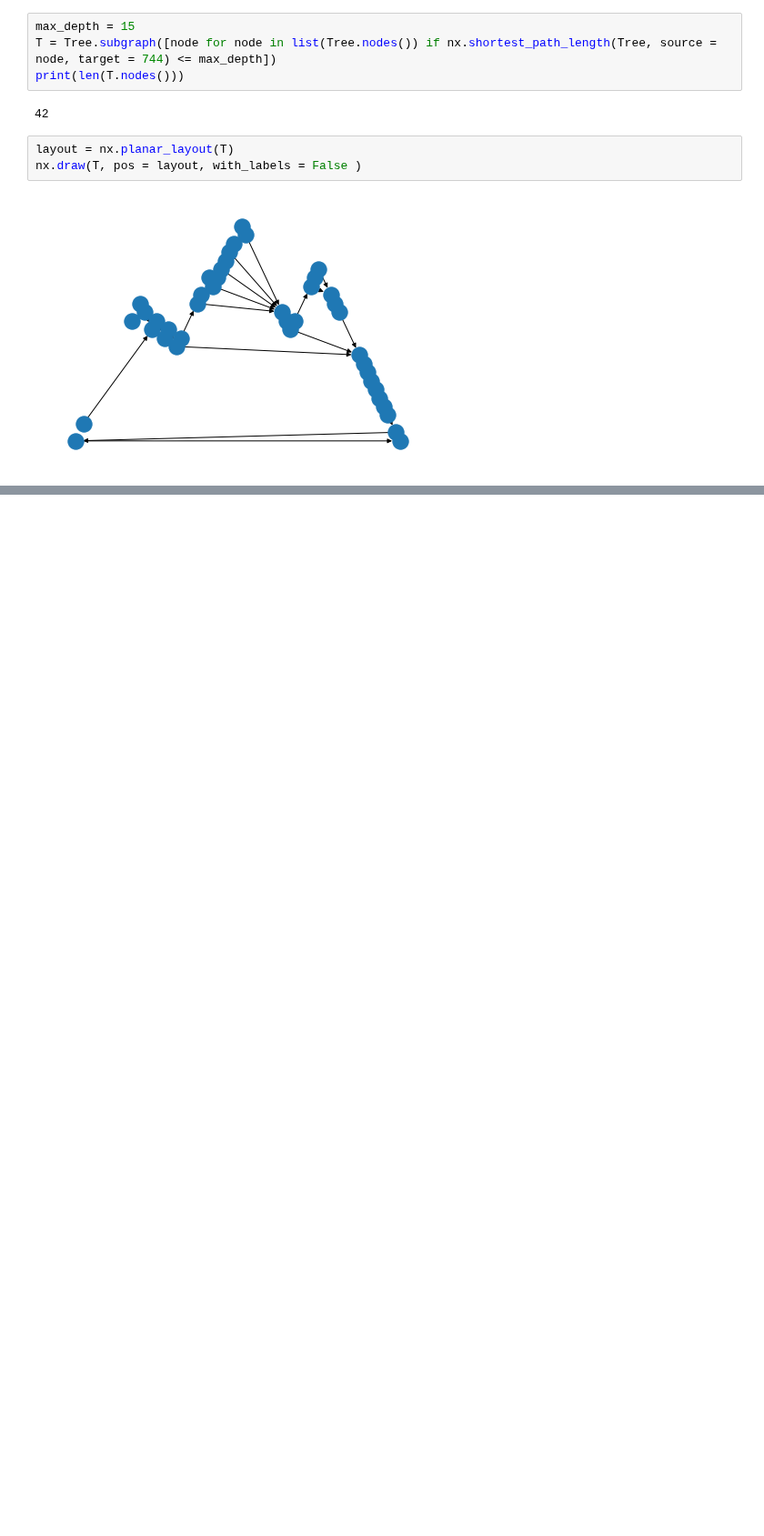
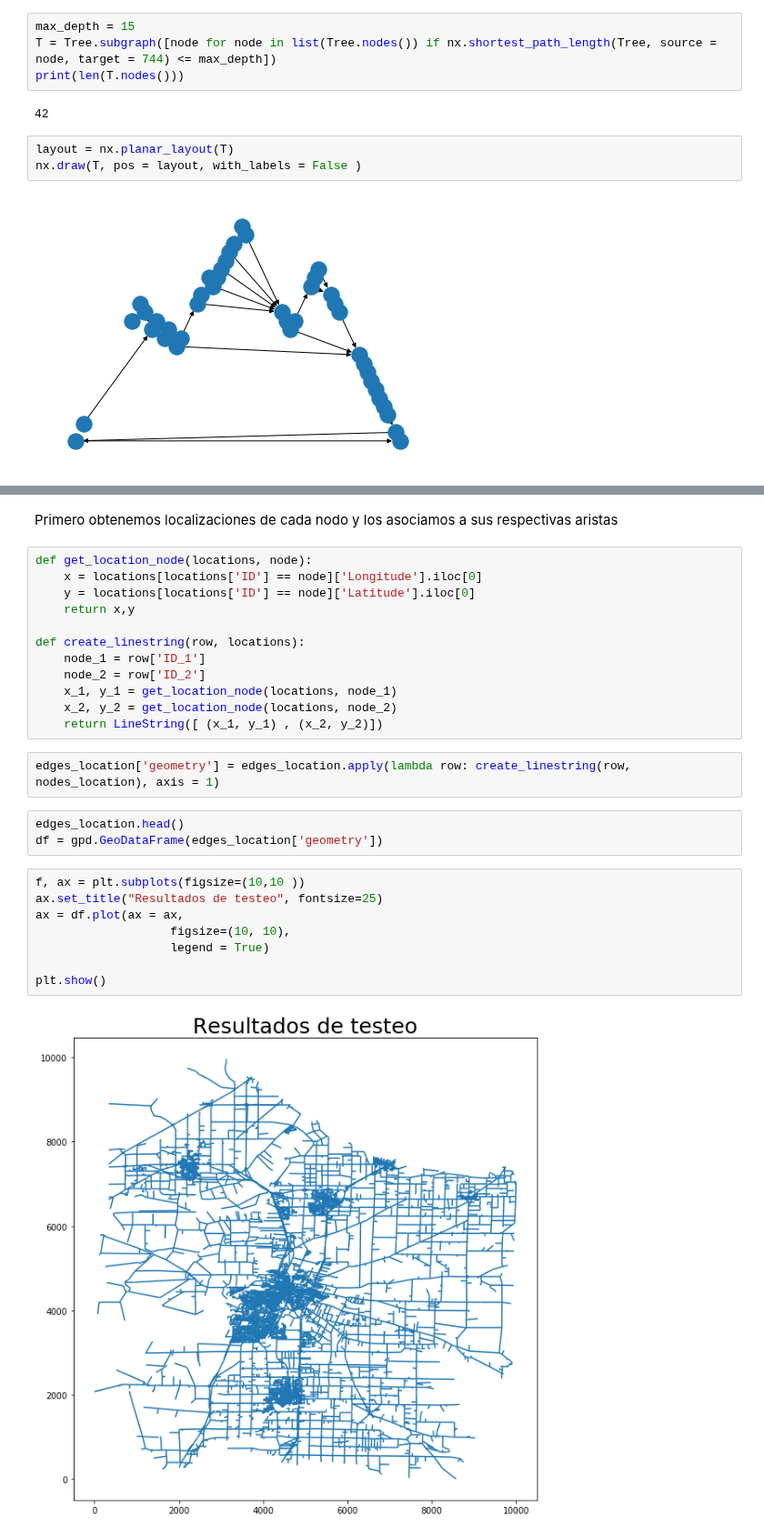
Before and after one commit to josebaboun/Alcantarillado-COVID, a Jupyter notebook: Otros archivos/Tree_generation.ipynb, the cells around one changed output, grey strips where cells are left out. Shown at 91% size. Cells and saved outputs as stored; diff of their text form; blank space fills up the shorter version.

```diff
--- a/Otros archivos/Tree_generation.ipynb
+++ b/Otros archivos/Tree_generation.ipynb
@@ -132,0 +284,29 @@ nx.draw(T, pos = layout, with_labels = False )
+# %% [markdown]
+Primero obtenemos localizaciones de cada nodo y los asociamos a sus respectivas aristas
+# %%
+def get_location_node(locations, node):
+    x = locations[locations['ID'] == node]['Longitude'].iloc[0]
+    y = locations[locations['ID'] == node]['Latitude'].iloc[0]
+    return x,y
+
+def create_linestring(row, locations):
+    node_1 = row['ID_1']
+    node_2 = row['ID_2']
+    x_1, y_1 = get_location_node(locations, node_1)
+    x_2, y_2 = get_location_node(locations, node_2)
+    return LineString([ (x_1, y_1) , (x_2, y_2)])
+# %%
+edges_location['geometry'] = edges_location.apply(lambda row: create_linestring(row, nodes_location), axis = 1)
+# %%
+edges_location.head()
+df = gpd.GeoDataFrame(edges_location['geometry'])
+# %%
+f, ax = plt.subplots(figsize=(10,10 ))
+ax.set_title("Resultados de testeo", fontsize=25)
+ax = df.plot(ax = ax,
+                   figsize=(10, 10),
+                   legend = True)
+
+plt.show()
+# %% [output]
+[figure, added]
```
Also changed, not shown: parts of 16 cells of this notebook, 5 other files.
